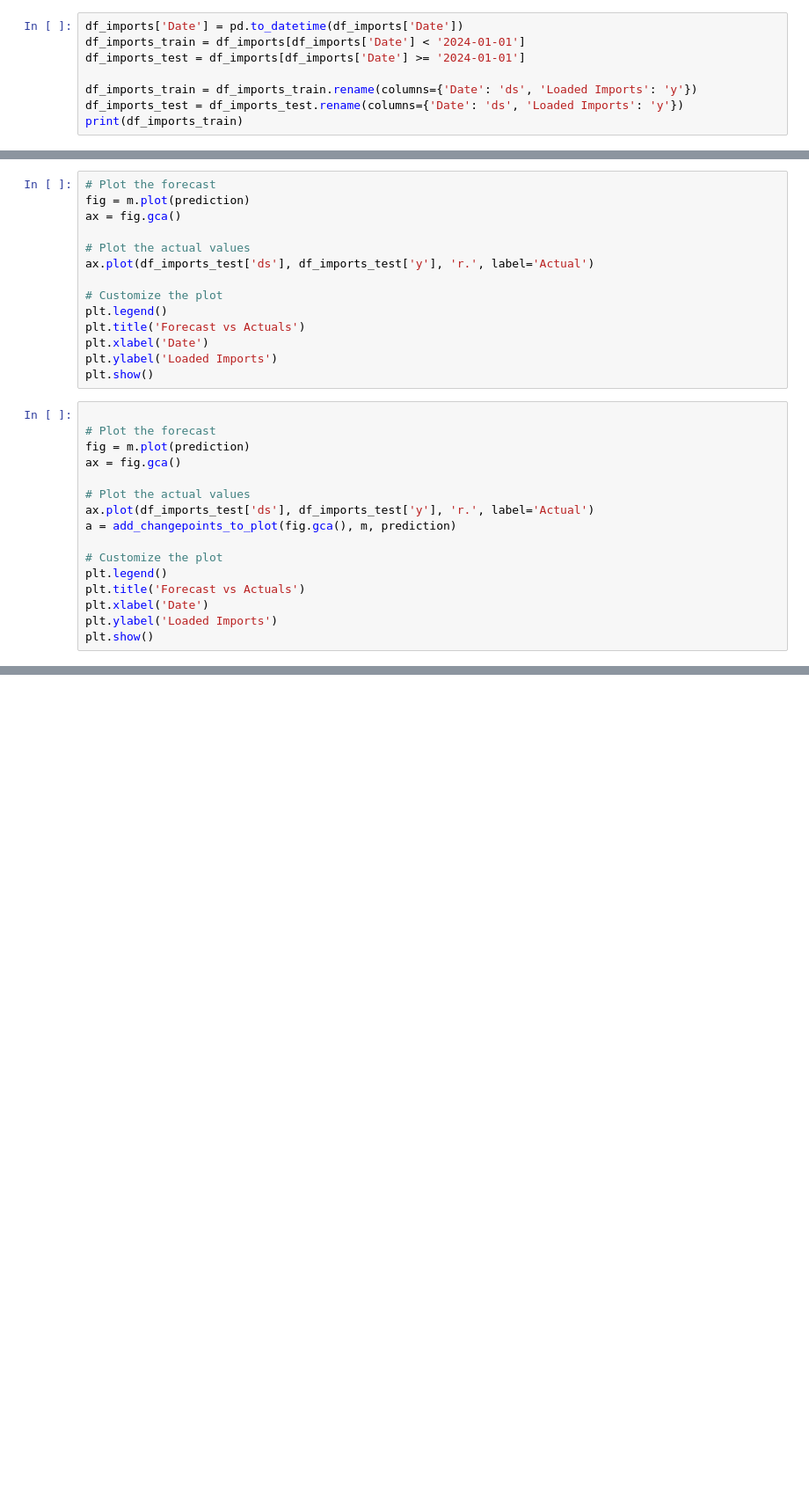
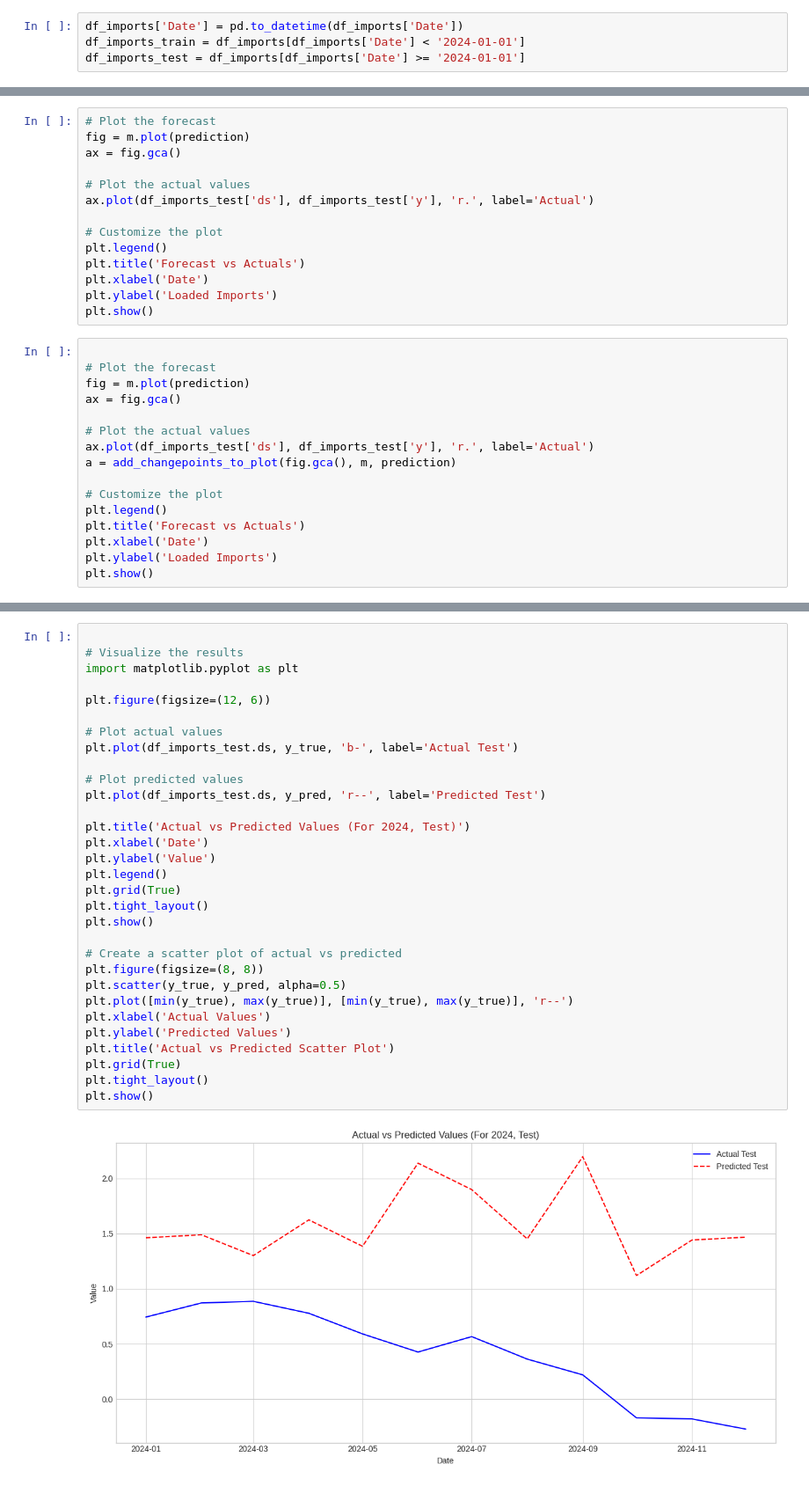
Before and after one commit to GonzaloLopezS/TFM_AFI_2025, a Jupyter notebook: AAA_code/modelos_prueba.ipynb, the cells around one changed output, grey strips where cells are left out. Shown at 88% size. Drawn from its saved outputs; the diff is of its cells as text; blank space fills up the shorter version.

```diff
--- a/AAA_code/modelos_prueba.ipynb
+++ b/AAA_code/modelos_prueba.ipynb
@@ -361,7 +499,3 @@ df_imports = everglades_data[['Date', 'Loaded Imports']]
 df_imports['Date'] = pd.to_datetime(df_imports['Date'])
 df_imports_train = df_imports[df_imports['Date'] < '2024-01-01']
 df_imports_test = df_imports[df_imports['Date'] >= '2024-01-01']
-
-df_imports_train = df_imports_train.rename(columns={'Date': 'ds', 'Loaded Imports': 'y'})
-df_imports_test = df_imports_test.rename(columns={'Date': 'ds', 'Loaded Imports': 'y'})
-print(df_imports_train)
@@ -404,0 +961,33 @@ plt.show()
+# %%
+
+# Visualize the results
+import matplotlib.pyplot as plt
+
+plt.figure(figsize=(12, 6))
+
+# Plot actual values
+plt.plot(df_imports_test.ds, y_true, 'b-', label='Actual Test')
+
+# Plot predicted values
+plt.plot(df_imports_test.ds, y_pred, 'r--', label='Predicted Test')
+
+plt.title('Actual vs Predicted Values (For 2024, Test)')
+plt.xlabel('Date')
+plt.ylabel('Value')
+plt.legend()
+plt.grid(True)
+plt.tight_layout()
+plt.show()
+
+# Create a scatter plot of actual vs predicted
+plt.figure(figsize=(8, 8))
+plt.scatter(y_true, y_pred, alpha=0.5)
+plt.plot([min(y_true), max(y_true)], [min(y_true), max(y_true)], 'r--')
+plt.xlabel('Actual Values')
+plt.ylabel('Predicted Values')
+plt.title('Actual vs Predicted Scatter Plot')
+plt.grid(True)
+plt.tight_layout()
+plt.show()
+# %% [output]
+[figure, added]
```
Also changed, not shown: parts of 69 cells of this notebook, 5 other files.
